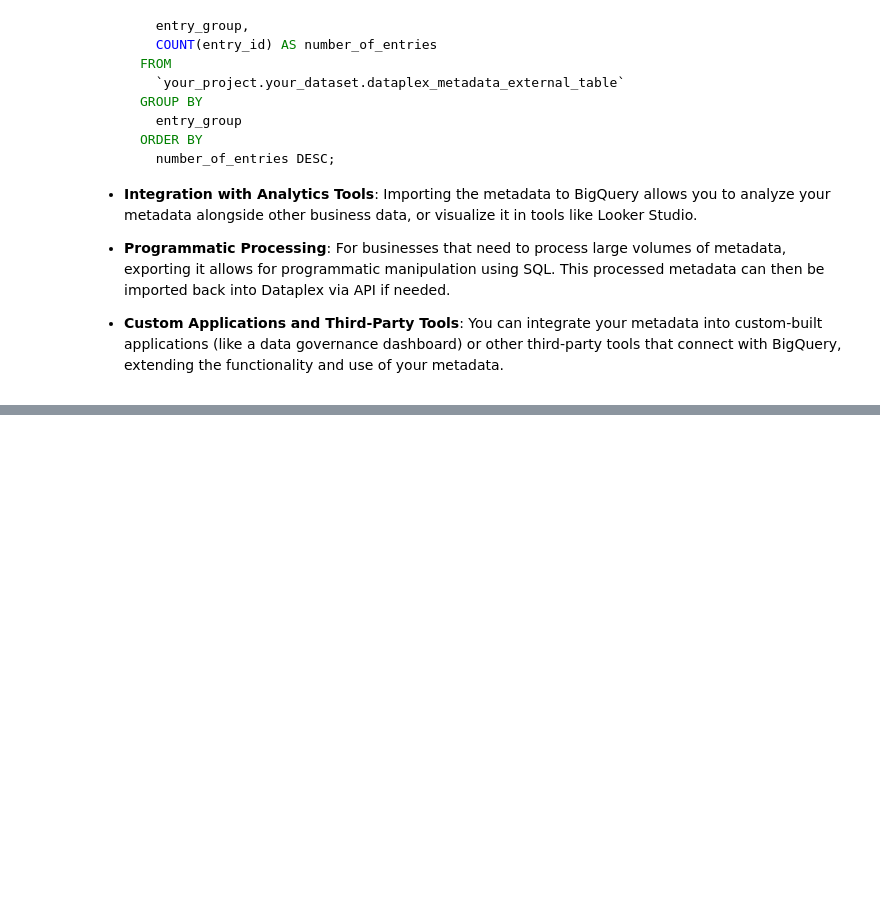
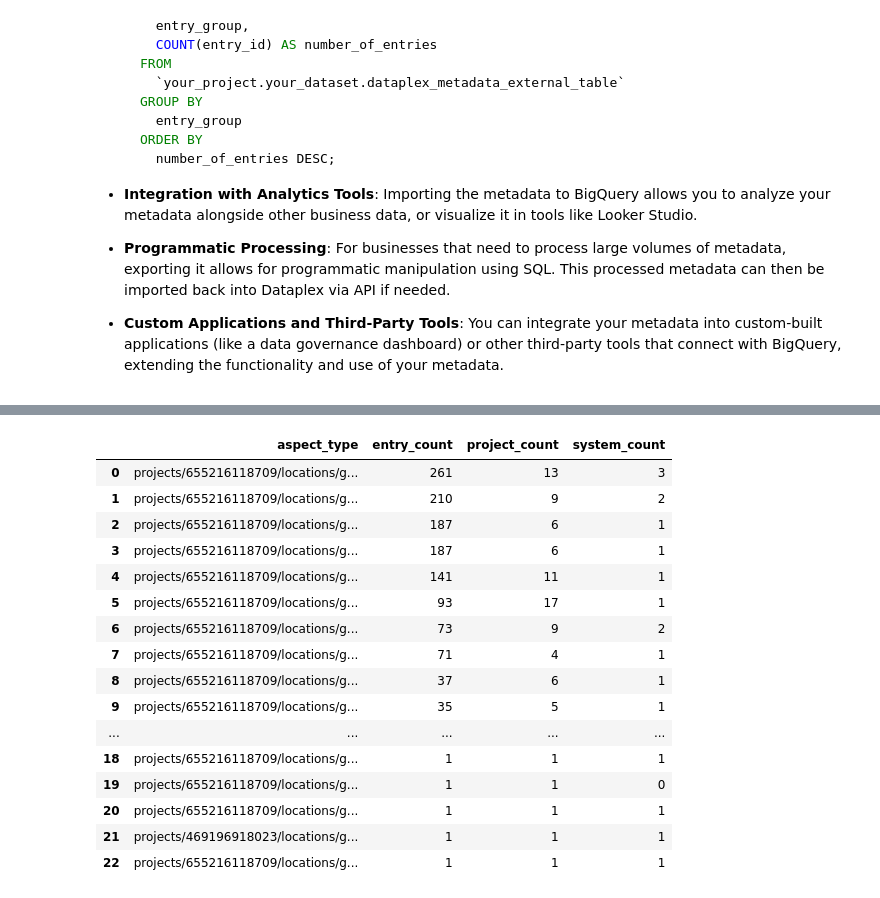
Before and after one commit to haneyr/bq-academy-datagov-lab, a Jupyter notebook: 02 - Export Metadata.ipynb, the cells around one changed output, grey strips where cells are left out. Drawn from its saved outputs; the diff is of its cells as text; code cells hidden in the pictures; blank space fills up the shorter version.

```diff
--- a/02 - Export Metadata.ipynb
+++ b/02 - Export Metadata.ipynb
@@ -282,36 +509,42 @@ LIMIT
 # %%
-# Show the unique aspect types and counts
+# Analyze aspect types across all entries using the unnested view
+# The view has already extracted aspect types, making this query much simpler
 
-%%bigquery
-CREATE TEMP FUNCTION extract_aspect_info(json_str STRING)
-RETURNS STRUCT<aspectType STRING, creator STRING, assetType STRING, createTime TIMESTAMP, updateTime TIMESTAMP>
-LANGUAGE js AS """
-  try {
-    const obj = JSON.parse(json_str);
-    const dynamicKey = Object.keys(obj)[0];
-    if (dynamicKey) {
-      const aspectData = obj[dynamicKey];
-      return {
-        aspectType: aspectData.aspectType,
-        creator: aspectData.data.creatorIamPrincipal,
-        assetType: aspectData.data.type,
-        createTime: new Date(aspectData.createTime),
-        updateTime: new Date(aspectData.updateTime)
-      };
-    }
-  } catch (e) {
-    return null;
-  }
-  return null;
-""";
+query = f"""
+SELECT
+    TRIM(aspect_type) AS aspect_type,
+    COUNT(DISTINCT entry_name) AS entry_count,
+    COUNT(DISTINCT project) AS project_count,
+    COUNT(DISTINCT system) AS system_count
+FROM
+    `{PROJECT_ID}.{DATASET_ID}.vw_{TABLE_ID}_unnested`,
+    UNNEST(SPLIT(aspect_types, ', ')) AS aspect_type
+WHERE
+    aspect_type IS NOT NULL
+    AND aspect_type != ''
+GROUP BY
+    aspect_type
+ORDER BY
+    entry_count DESC;
+"""
 
-SELECT
-  (extract_aspect_info(TO_JSON_STRING(entry.aspects))).aspectType AS aspect_type,
-  COUNT(1) AS count
-FROM
-  `bq-sme-governance-build.dataplex_metadata.metadata_export`
-WHERE (extract_aspect_info(TO_JSON_STRING(entry.aspects))).aspectType IS NOT NULL
-GROUP BY
-  aspect_type
-ORDER BY
-  count DESC;
+df = bq_client.query(query).to_dataframe()
+display(df)
+# %% [output]
+|  | aspect_type | entry_count | project_count | system_count |
+| 0 | projects/655216118709/locations/g... | 261 | 13 | 3 |
+| 1 | projects/655216118709/locations/g... | 210 | 9 | 2 |
+| 2 | projects/655216118709/locations/g... | 187 | 6 | 1 |
+| 3 | projects/655216118709/locations/g... | 187 | 6 | 1 |
+| 4 | projects/655216118709/locations/g... | 141 | 11 | 1 |
+| 5 | projects/655216118709/locations/g... | 93 | 17 | 1 |
+| 6 | projects/655216118709/locations/g... | 73 | 9 | 2 |
+| 7 | projects/655216118709/locations/g... | 71 | 4 | 1 |
+| 8 | projects/655216118709/locations/g... | 37 | 6 | 1 |
+| 9 | projects/655216118709/locations/g... | 35 | 5 | 1 |
+| ... | ... | ... | ... | ... |
+| 18 | projects/655216118709/locations/g... | 1 | 1 | 1 |
+| 19 | projects/655216118709/locations/g... | 1 | 1 | 0 |
+| 20 | projects/655216118709/locations/g... | 1 | 1 | 1 |
+| 21 | projects/469196918023/locations/g... | 1 | 1 | 1 |
+| 22 | projects/655216118709/locations/g... | 1 | 1 | 1 |
```
Also changed, not shown: parts of 12 cells of this notebook, 6 other files.
